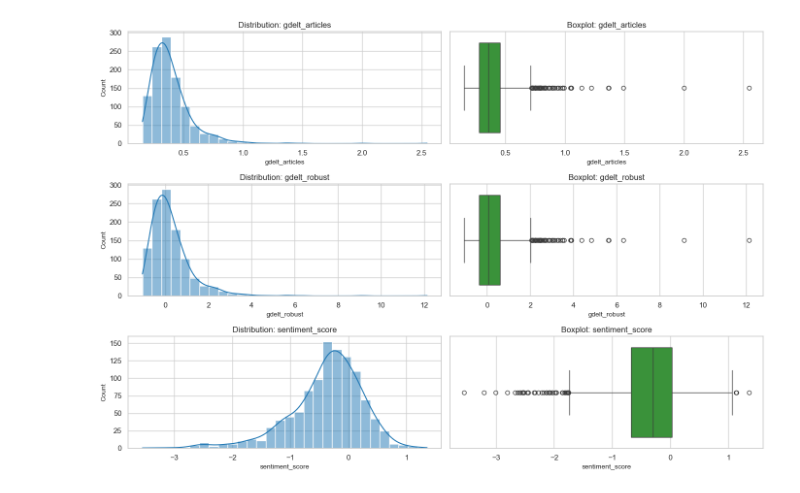
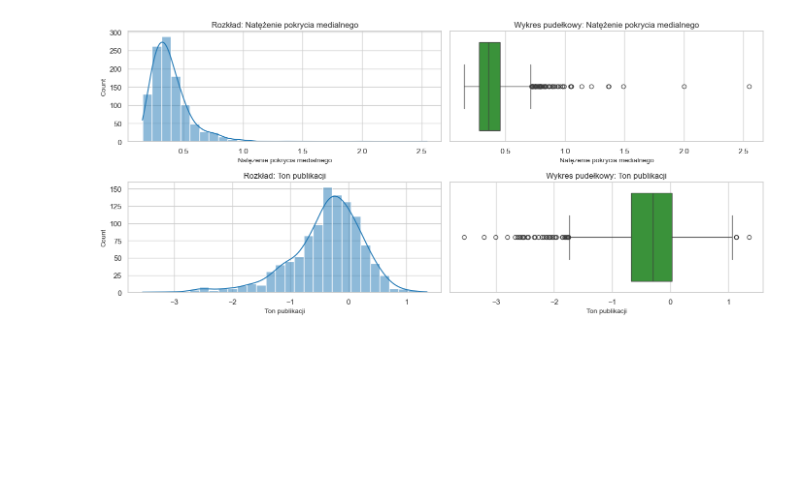
Before and after one commit to filip19992/equity-price-direction-predictor, a Jupyter notebook: notebooks/gdelt_preliminary_analysis.ipynb, the cells around one changed output. Saved outputs shown, nothing was run; the diff lists cells and outputs as text; code cells hidden in the pictures; blank space fills up the shorter version.

```diff
--- a/notebooks/gdelt_preliminary_analysis.ipynb
+++ b/notebooks/gdelt_preliminary_analysis.ipynb
@@ -136,21 +173,34 @@ plt.show()
 # %%
 rolling_window = 14
-rolling_means = df[numeric_cols].rolling(rolling_window).mean()
+rolling_means = df[plot_cols].rolling(rolling_window).mean()
 
-n = len(numeric_cols)
+label_map = {
+    "gdelt_articles": "Natężenie pokrycia medialnego",
+    "sentiment_score": "Ton publikacji",
+    "gdelt_robust": "Przeskalowane natężenie pokrycia medialnego",
+}
+
+n = len(plot_cols)
 fig, axes = plt.subplots(n, 1, figsize=(14, 3.5 * n), sharex=True)
 if n == 1:
     axes = [axes]
 
-for i, col in enumerate(numeric_cols):
+for i, col in enumerate(plot_cols):
     ax = axes[i]
-    ax.plot(df["Date"], df[col], alpha=0.45, label="Daily")
-    ax.plot(df["Date"], rolling_means[col], linewidth=2, label=f"{rolling_window}-day rolling mean")
-    ax.set_title(f"{col} over time")
-    ax.set_ylabel(col)
+    display_name = label_map.get(col, col)
+
+    ax.plot(df["Date"], df[col], alpha=0.45, label="Wartość dzienna")
+    ax.plot(
+        df["Date"],
+        rolling_means[col],
+        linewidth=2,
+        label=f"{rolling_window}-dniowa średnia ruchoma"
+    )
+    ax.set_title(f"{display_name} w czasie")
+    ax.set_ylabel(display_name)
     ax.legend(loc="upper right")
 
-axes[-1].set_xlabel("Date")
+axes[-1].set_xlabel("Data")
 plt.tight_layout()
 plt.show()
 # %% [output]
@@ -158,20 +208,21 @@ plt.show()
 # %%
-n = len(numeric_cols)
+n = len(plot_cols)
 fig, axes = plt.subplots(n, 2, figsize=(14, 3.2 * n))
 if n == 1:
     axes = np.array([axes])
 
-for i, col in enumerate(numeric_cols):
+for i, col in enumerate(plot_cols):
+    display_name = label_map.get(col, col)
     sns.histplot(df[col], bins=30, kde=True, ax=axes[i, 0], color="tab:blue")
-    axes[i, 0].set_title(f"Distribution: {col}")
-    axes[i, 0].set_xlabel(col)
+    axes[i, 0].set_title(f"Rozkład: {display_name}")
+    axes[i, 0].set_xlabel(display_name)
 
     sns.boxplot(x=df[col], ax=axes[i, 1], color="tab:green")
-    axes[i, 1].set_title(f"Boxplot: {col}")
-    axes[i, 1].set_xlabel(col)
+    axes[i, 1].set_title(f"Wykres pudełkowy: {display_name}")
+    axes[i, 1].set_xlabel(display_name)
 
 plt.tight_layout()
 plt.show()
 # %% [output]
-[figure, old version]
+[figure, new version]
 # %%
```
Also changed, not shown: parts of 10 cells of this notebook.
